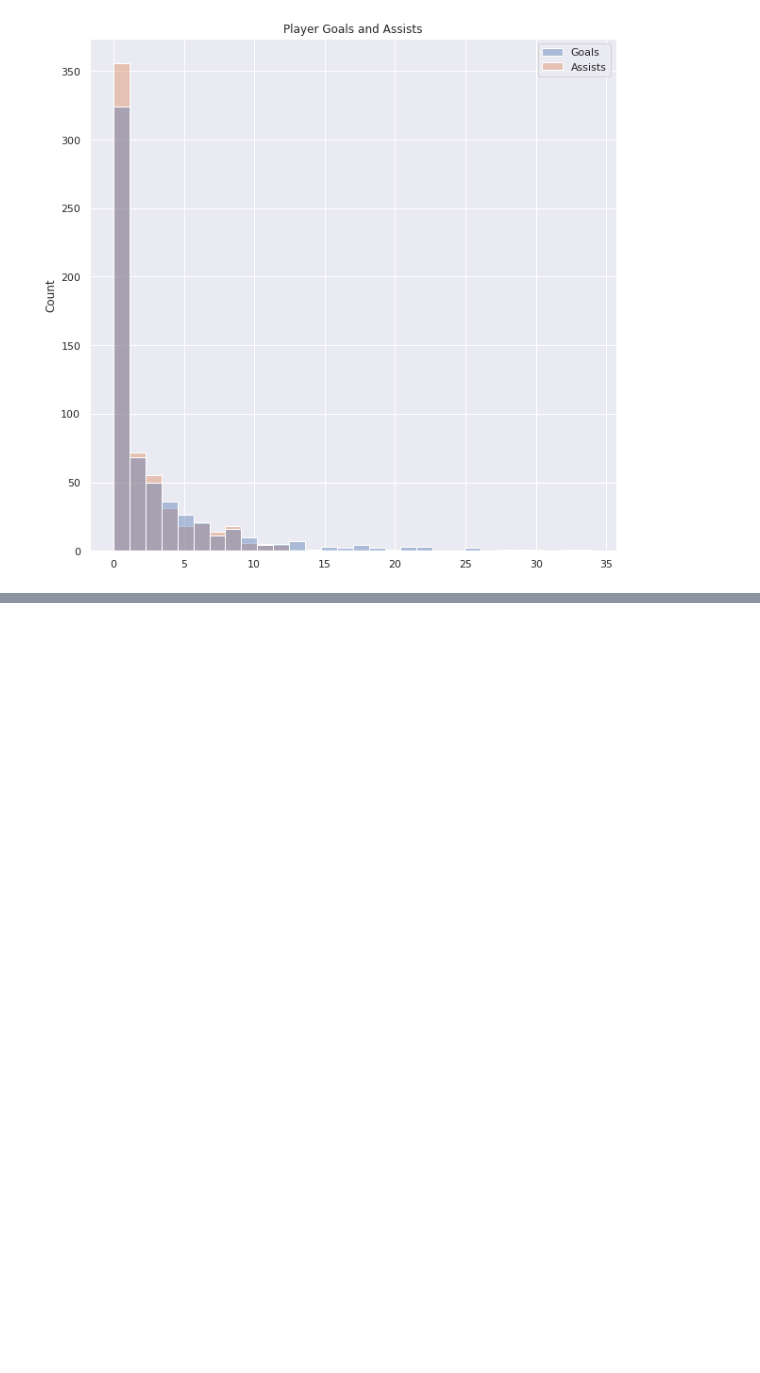
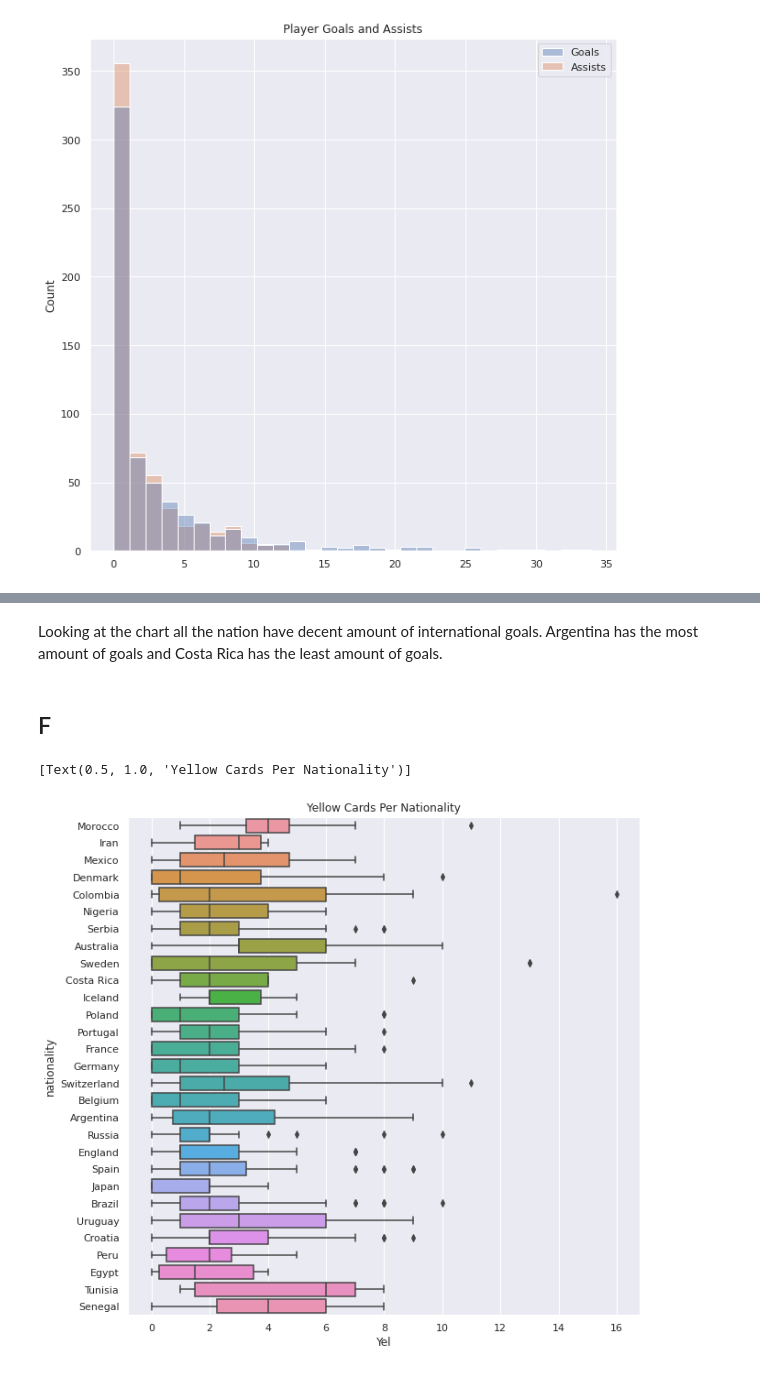
Before and after one commit to SagarSitaula1/Data-Visual, a Jupyter notebook: Exam_3.ipynb, the cells around one changed output, grey strips where cells are left out. Saved outputs shown, nothing was run; the diff lists cells and outputs as text; code cells hidden in the pictures; blank space fills up the shorter version.

```diff
--- a/Exam_3.ipynb
+++ b/Exam_3.ipynb
@@ -76,0 +95,10 @@ ax = df.groupby('nationality').Goals.agg('max').plot(kind = 'bar', title = 'Max
+# %% [markdown]
+Looking at the chart all the nation have decent amount of international goals. Argentina has the most amount of goals and Costa Rica has the least amount of goals.
+# %% [markdown]
+## F
+# %%
+ax = sns.boxplot(x = df['Yel'], y = df['nationality'])
+ax.set(title = 'Yellow Cards Per Nationality')
+# %% [output]
+[Text(0.5, 1.0, 'Yellow Cards Per Nationality')]
+[figure, added]
```
Also changed, not shown: parts of 19 cells of this notebook.
